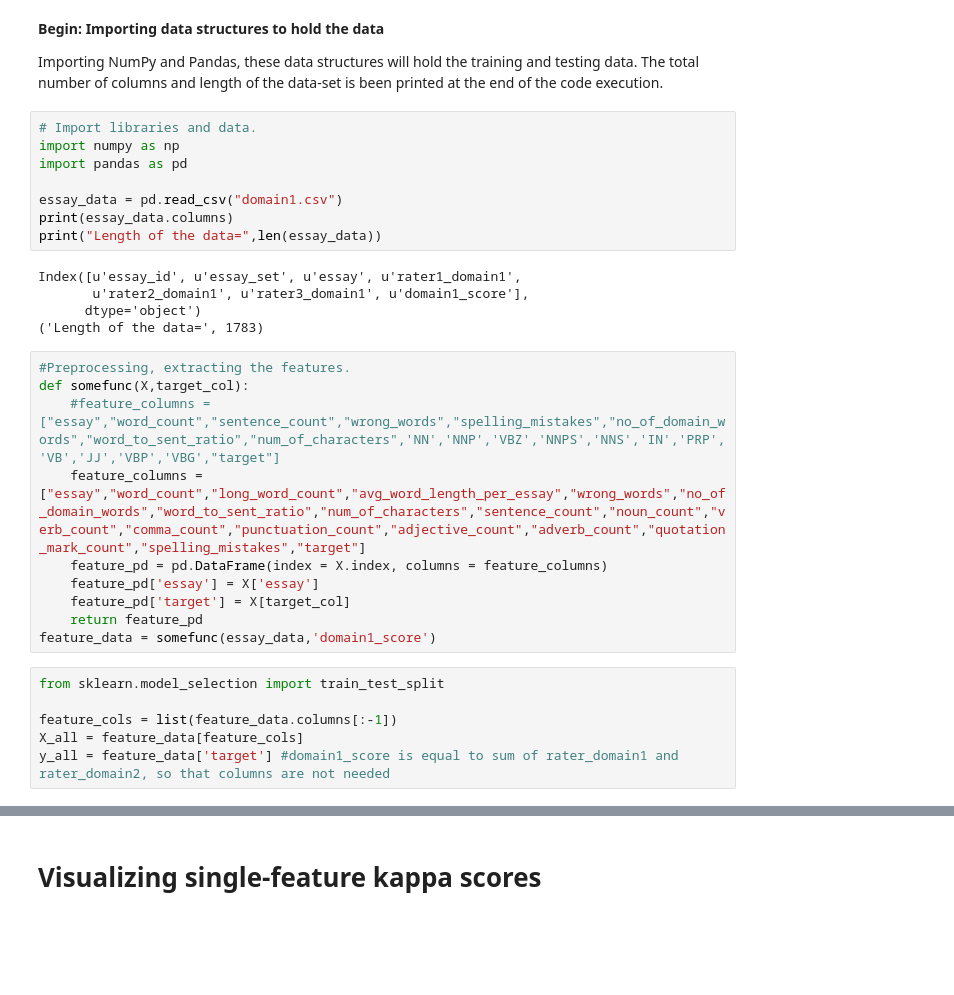
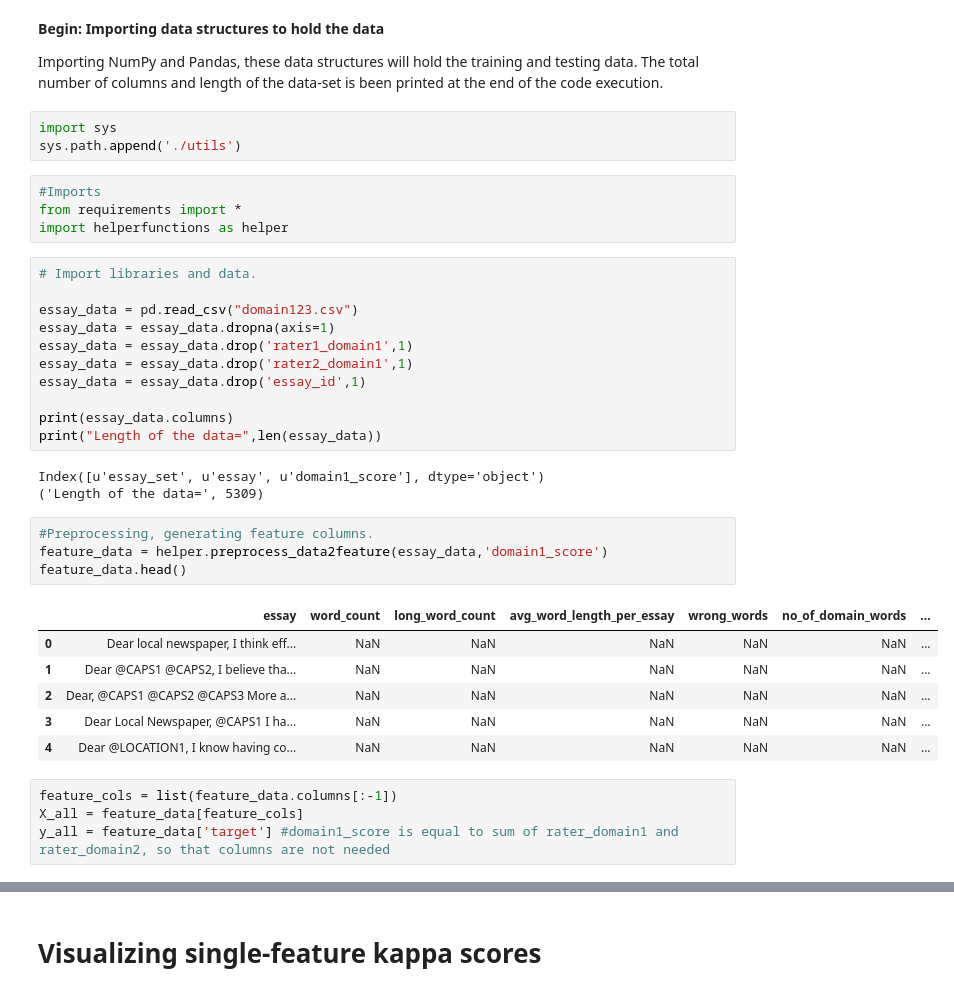
Before and after one commit to vasu5235/Kaggle-Automated-Essay-Checking-System, a Jupyter notebook: aes.ipynb, the cells around one changed output, grey strips where cells are left out. Saved outputs shown, nothing was run; the diff lists cells and outputs as text; blank space fills up the shorter version.

```diff
--- a/aes.ipynb
+++ b/aes.ipynb
@@ -7,32 +7,39 @@
 
 Importing NumPy and Pandas, these data structures will hold the training and testing data.
 The total number of columns and length of the data-set is been printed at the end of the code execution.
+# %%
+import sys
+sys.path.append('./utils')
+# %%
+#Imports
+from requirements import *
+import helperfunctions as helper
 # %%
 # Import libraries and data.
-import numpy as np
-import pandas as pd
 
-essay_data = pd.read_csv("domain1.csv")
+essay_data = pd.read_csv("domain123.csv")
+essay_data = essay_data.dropna(axis=1)
+essay_data = essay_data.drop('rater1_domain1',1)
+essay_data = essay_data.drop('rater2_domain1',1)
+essay_data = essay_data.drop('essay_id',1)
+
 print(essay_data.columns)
 print("Length of the data=",len(essay_data))
 # %% [output]
-Index([u'essay_id', u'essay_set', u'essay', u'rater1_domain1',
-       u'rater2_domain1', u'rater3_domain1', u'domain1_score'],
-      dtype='object')
-('Length of the data=', 1783)
+Index([u'essay_set', u'essay', u'domain1_score'], dtype='object')
+('Length of the data=', 5309)
-# %%
-#Preprocessing, extracting the features.
-def somefunc(X,target_col):
-    #feature_columns = ["essay","word_count","sentence_count","wrong_words","spelling_mistakes","no_of_domain_words","word_to_sent_ratio","num_of_characters",'NN','NNP','VBZ','NNPS','NNS','IN','PRP','VB','JJ','VBP','VBG',"target"]
-    feature_columns = ["essay","word_count","long_word_count","avg_word_length_per_essay","wrong_words","no_of_domain_words","word_to_sent_ratio","num_of_characters","sentence_count","noun_count","verb_count","comma_count","punctuation_count","adjective_count","adverb_count","quotation_mark_count","spelling_mistakes","target"]
-    feature_pd = pd.DataFrame(index = X.index, columns = feature_columns)
-    feature_pd['essay'] = X['essay']
-    feature_pd['target'] = X[target_col]
-    return feature_pd
-feature_data = somefunc(essay_data,'domain1_score')
+# %%
+#Preprocessing, generating feature columns.
+feature_data = helper.preprocess_data2feature(essay_data,'domain1_score')
+feature_data.head()
+# %% [output]
+|  | essay | word_count | long_word_count | avg_word_length_per_essay | wrong_words | no_of_domain_words | ... |
+| 0 | Dear local newspaper, I think eff... | NaN | NaN | NaN | NaN | NaN | ... |
+| 1 | Dear @CAPS1 @CAPS2, I believe tha... | NaN | NaN | NaN | NaN | NaN | ... |
+| 2 | Dear, @CAPS1 @CAPS2 @CAPS3 More a... | NaN | NaN | NaN | NaN | NaN | ... |
+| 3 | Dear Local Newspaper, @CAPS1 I ha... | NaN | NaN | NaN | NaN | NaN | ... |
+| 4 | Dear @LOCATION1, I know having co... | NaN | NaN | NaN | NaN | NaN | ... |
 # %%
-from sklearn.model_selection import train_test_split
-
 feature_cols = list(feature_data.columns[:-1])
 X_all = feature_data[feature_cols]
 y_all = feature_data['target'] #domain1_score is equal to sum of rater_domain1 and rater_domain2, so that columns are not needed
```
Also changed, not shown: parts of 27 cells of this notebook.
